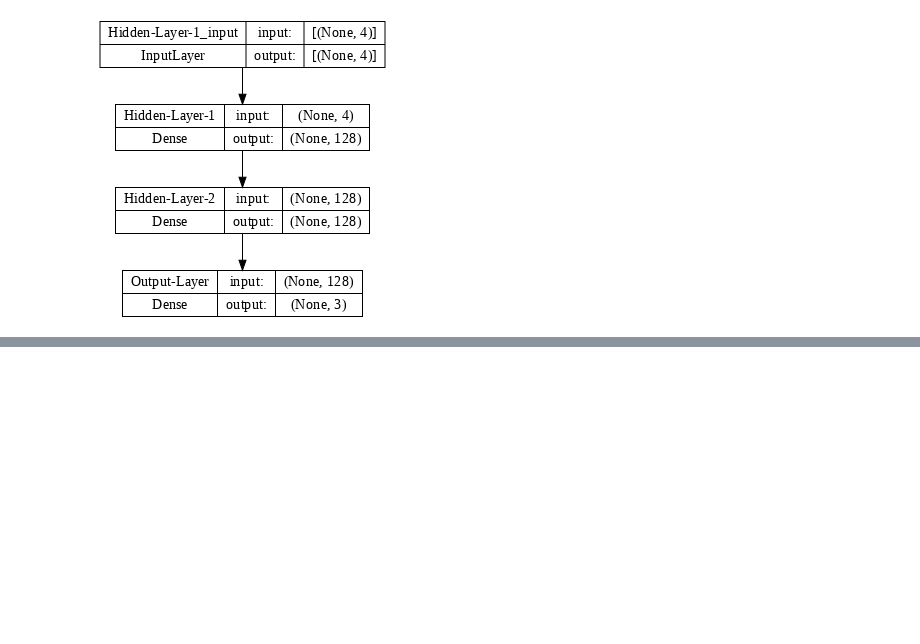
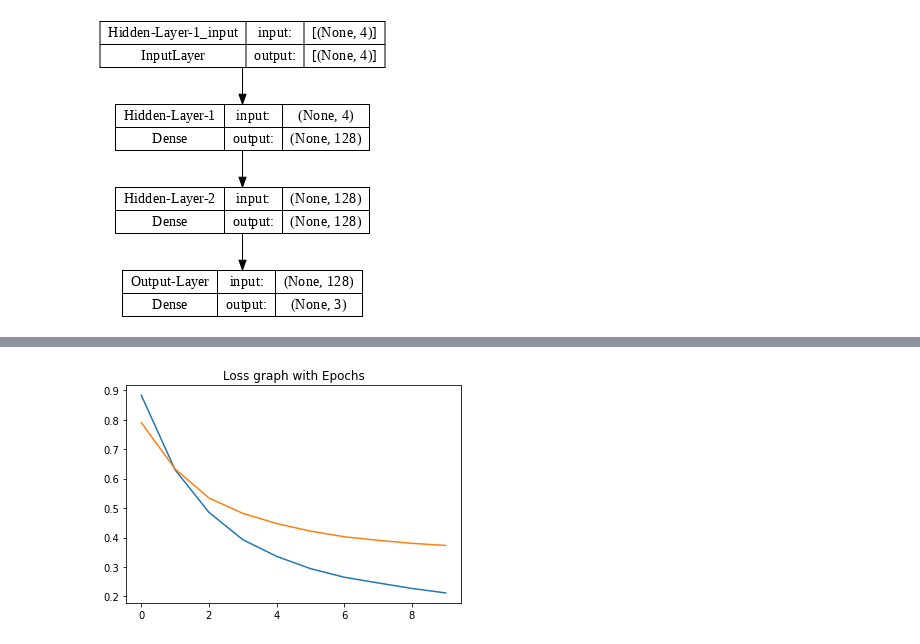
Before and after one commit to alexmacharia/deep_learning_projects, a Jupyter notebook: Iris_Dataset_NN.ipynb, the cells around one changed output, grey strips where cells are left out. Saved outputs shown, nothing was run; the diff lists cells and outputs as text; code cells hidden in the pictures; blank space fills up the shorter version.

```diff
--- a/Iris_Dataset_NN.ipynb
+++ b/Iris_Dataset_NN.ipynb
@@ -113,0 +124,7 @@ Epoch 10/10
+# %%
+plt.plot(history.history['loss'])
+plt.plot(history.history['val_loss'])
+plt.title('Loss graph with Epochs')
+plt.show()
+# %% [output]
+[figure, added]
```
Also changed, not shown: parts of 5 cells of this notebook.
